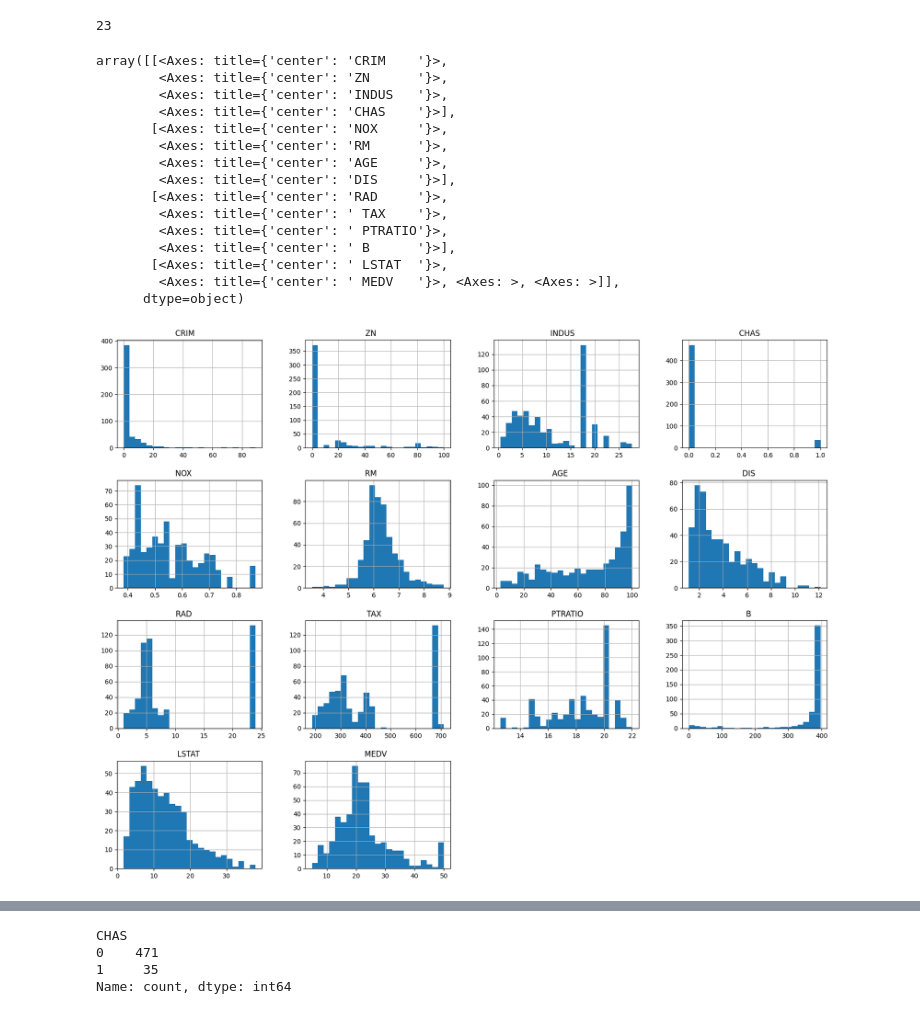
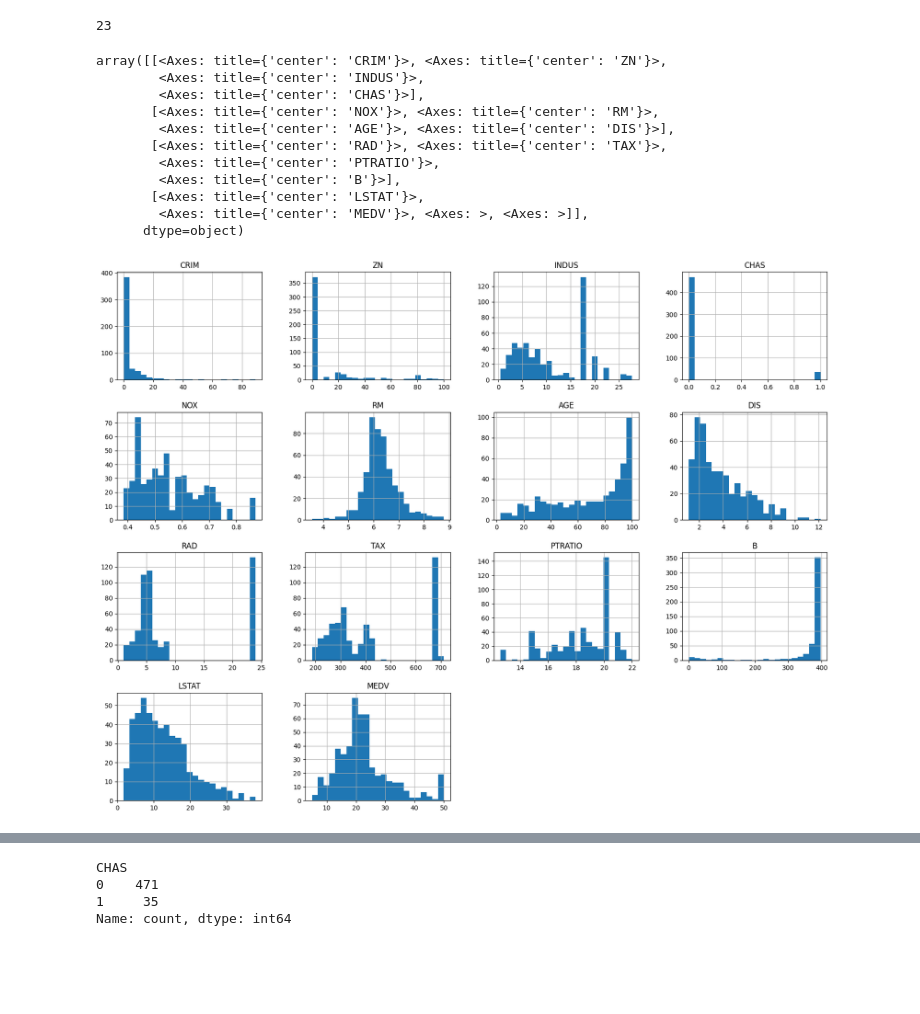
Before and after one commit to deepakyadavfad/realEstatePricePredictor, a Jupyter notebook: housing.ipynb, the cells around one changed output, grey strips where cells are left out. Saved outputs shown, nothing was run; the diff lists cells and outputs as text; code cells hidden in the pictures; blank space fills up the shorter version.

```diff
--- a/housing.ipynb
+++ b/housing.ipynb
@@ -134,21 +120,17 @@ bin_size
 # %% [output]
 23
 # %%
-housing_df.hist(bins=bin_size,figsize=(20,15))
+housing_df_renamed_columns.hist(bins=bin_size,figsize=(20,15))
 # %% [output]
-array([[<Axes: title={'center': 'CRIM    '}>,
-        <Axes: title={'center': 'ZN      '}>,
-        <Axes: title={'center': 'INDUS   '}>,
-        <Axes: title={'center': 'CHAS    '}>],
-       [<Axes: title={'center': 'NOX     '}>,
-        <Axes: title={'center': 'RM      '}>,
-        <Axes: title={'center': 'AGE     '}>,
-        <Axes: title={'center': 'DIS     '}>],
-       [<Axes: title={'center': 'RAD     '}>,
-        <Axes: title={'center': ' TAX    '}>,
-        <Axes: title={'center': ' PTRATIO'}>,
-        <Axes: title={'center': ' B      '}>],
-       [<Axes: title={'center': ' LSTAT  '}>,
-        <Axes: title={'center': ' MEDV   '}>, <Axes: >, <Axes: >]],
+array([[<Axes: title={'center': 'CRIM'}>, <Axes: title={'center': 'ZN'}>,
+        <Axes: title={'center': 'INDUS'}>,
+        <Axes: title={'center': 'CHAS'}>],
+       [<Axes: title={'center': 'NOX'}>, <Axes: title={'center': 'RM'}>,
+        <Axes: title={'center': 'AGE'}>, <Axes: title={'center': 'DIS'}>],
+       [<Axes: title={'center': 'RAD'}>, <Axes: title={'center': 'TAX'}>,
+        <Axes: title={'center': 'PTRATIO'}>,
+        <Axes: title={'center': 'B'}>],
+       [<Axes: title={'center': 'LSTAT'}>,
+        <Axes: title={'center': 'MEDV'}>, <Axes: >, <Axes: >]],
       dtype=object)
-[figure, old version]
+[figure, new version]
```
Also changed, not shown: parts of 33 cells of this notebook, 1 other file.
